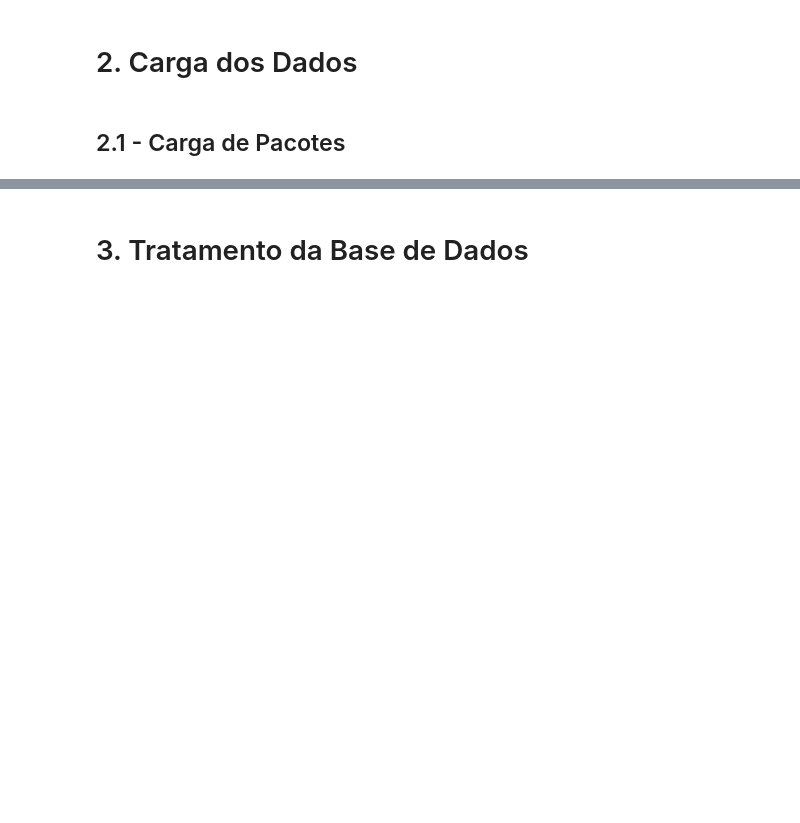
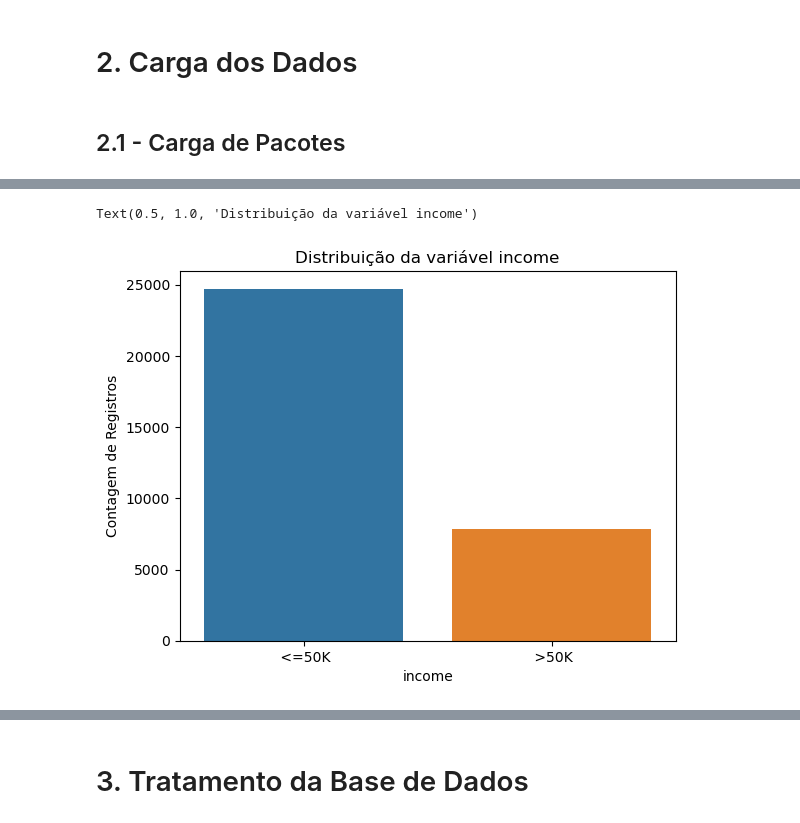
Before and after one commit to marcosmorais94/aws_analytics, a Jupyter notebook: linear-lernear-census.ipynb, the cells around one changed output, grey strips where cells are left out. Cells and saved outputs as stored; diff of their text form; code cells hidden in the pictures; blank space fills up the shorter version.

```diff
--- a/linear-lernear-census.ipynb
+++ b/linear-lernear-census.ipynb
@@ -20,3 +20,7 @@ from sklearn.model_selection import train_test_split
 warnings.filterwarnings('ignore')
 
 %matplotlib inline
+# %%
+# carga do dataset
+base_census = pd.read_csv('census.csv')
+base_census.head()
@@ -22,0 +69,11 @@ warnings.filterwarnings('ignore')
+# %%
+# Distribuição da variável target no dataset
+# Dados não estão balanceados
+
+sns.countplot(x = base_census['income'])
+plt.ylabel('Variável target')
+plt.ylabel('Contagem de Registros')
+plt.title('Distribuição da variável income')
+# %% [output]
+Text(0.5, 1.0, 'Distribuição da variável income')
+[figure, added]
```
Also changed, not shown: parts of 5 cells of this notebook.
